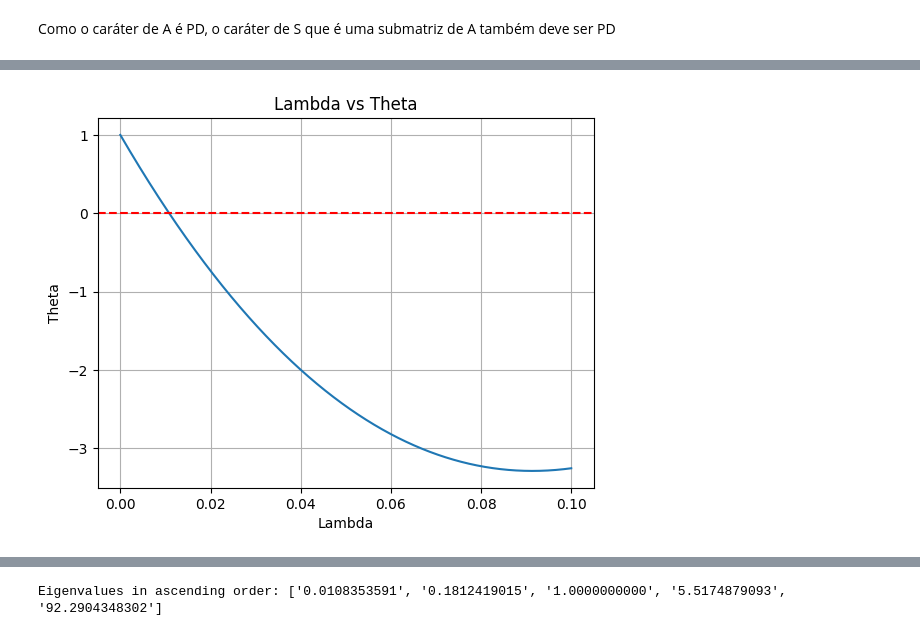
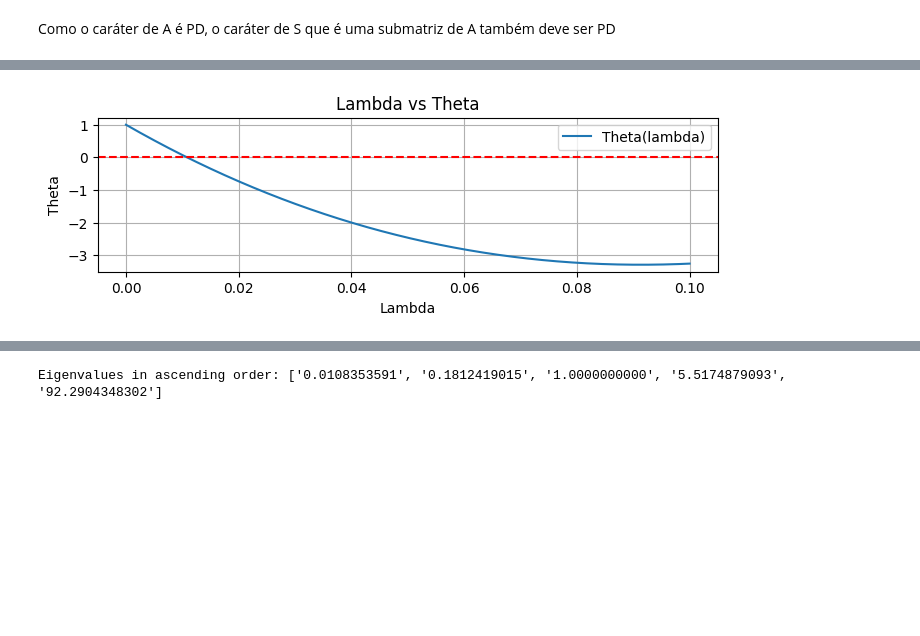
Before and after one commit to davibelo/EQE703_trabalho_1, a Jupyter notebook: respostas.ipynb, the cells around one changed output, grey strips where cells are left out. Cells and saved outputs as stored; diff of their text form; code cells hidden in the pictures; blank space fills up the shorter version.

```diff
--- a/respostas.ipynb
+++ b/respostas.ipynb
@@ -156,6 +156,17 @@ def theta_function(lambd):
     num = np.linalg.det(S - lambd * I)
     den = np.linalg.det(S)
     return num / den
+
+def plot_lambda_vs_theta(lambdas, thetas):
+    plt.figure(figsize=(8, 2))  # Smaller figure size
+    plt.plot(lambdas, thetas, label='Theta(lambda)')
+    plt.xlabel('Lambda')
+    plt.ylabel('Theta')
+    plt.title('Lambda vs Theta')
+    plt.grid(True)
+    plt.axhline(0, color='red', linestyle='--')
+    plt.legend()
+    plt.show()
 # %%
 LAMBDA_MIN = 0
 LAMBDA_MAX = 1000
@@ -185,29 +189,22 @@ plt.show()
 # %%
 LAMBDA_MIN = 0
 LAMBDA_MAX = 0.1
 
 # Create the identity matrix
 I = np.eye(S.shape[0])
 
 # Define a range of positive real values for lambda
 positive_lambdas = np.linspace(LAMBDA_MIN, LAMBDA_MAX, 10000)
 
 # Calculate theta for each lambda
 theta_values = []
 for lambd in positive_lambdas:
     theta = theta_function(lambd)
     theta_values.append(theta)
 
-# Plot lambda vs theta
-plt.plot(positive_lambdas, theta_values)
-plt.xlabel('Lambda')
-plt.ylabel('Theta')
-plt.title('Lambda vs Theta')
-plt.grid(True)
-plt.axhline(0, color='red', linestyle='--')
-plt.show()
+plot_lambda_vs_theta(positive_lambdas, theta_values)
 # %% [output]
-[figure, old version]
+[figure, new version]
 # %%
 LAMBDA_MIN = 0.1
 LAMBDA_MAX = 0.5
```
Also changed, not shown: parts of 9 cells of this notebook, 3 other files.
